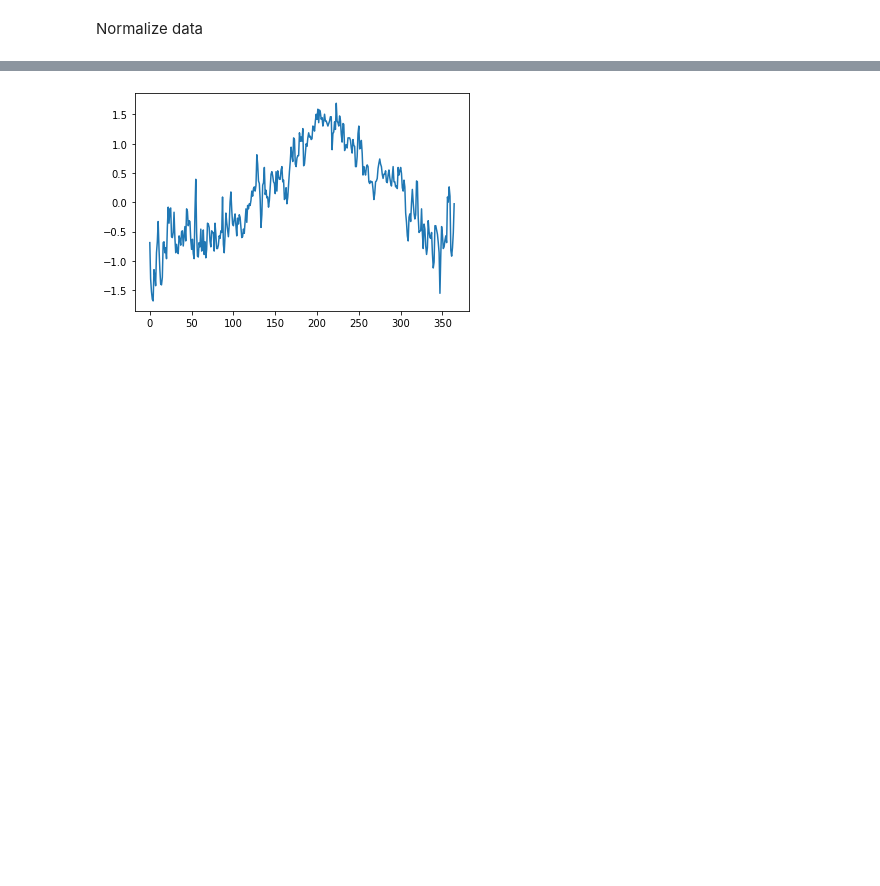
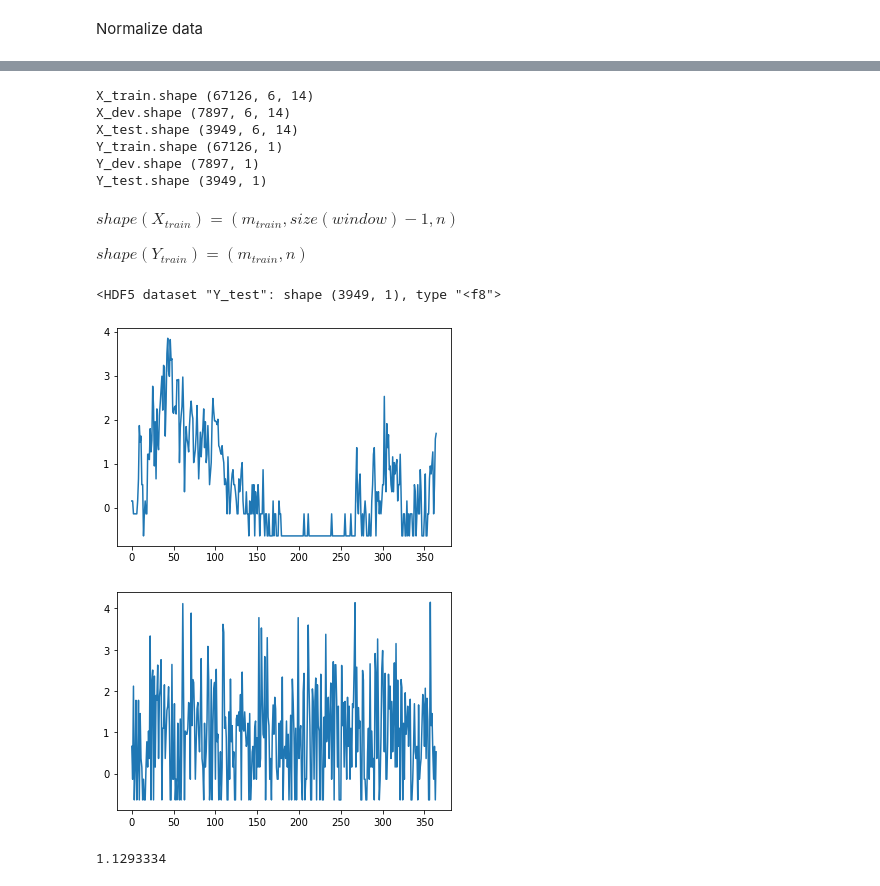
Before and after one commit to bolito2/pollen-forecast, a Jupyter notebook: process_data.ipynb, the cells around one changed output, grey strips where cells are left out. Drawn from its saved outputs; the diff is of its cells as text; code cells hidden in the pictures; blank space fills up the shorter version.

```diff
--- a/process_data.ipynb
+++ b/process_data.ipynb
@@ -186,0 +200,5 @@ def verify_integrity(pollen_data, weather_data):
+# %%
+pollen_data = get_pollen_data('barcelona')
+
+plt.plot(get_year_position(pollen_data)[:365])
+plt.show()
@@ -295,9 +319,9 @@ def batch_data(proc_data):
     XY_total = np.zeros((0, window_size, n))
 
     for i in range(m // batch_size):
-        sum_pollen = np.sum(proc_data[i*batch_size:(i + 1)*batch_size,0])
+        sum_pollen = np.sum(proc_data[i*batch_size:(i + 1)*batch_size, 2])
 
-        if sum_pollen > proc_data[:, 0].mean()*batch_size:
+        if sum_pollen > proc_data[:, 2].mean()*batch_size:
             if start_season == -1:
                 start_season = i
         else:
@@ -455,3 +473,59 @@ X_test.shape (3949, 6, 12)
+# %%
+def split_data(XY_total, train_rate, dev_rate):
+    np.random.shuffle(XY_total)
+
+    train_set = XY_total[:int(XY_total.shape[0]*train_rate), :, :]
+    dev_set = XY_total[int(XY_total.shape[0]*train_rate):int(XY_total.shape[0]*(train_rate + dev_rate)), :, :]
+    test_set = XY_total[int(XY_total.shape[0]*(train_rate + dev_rate)):, :, :]
+
+    X_train = train_set[:, :-1]
+    Y_train = train_set[:, -1, 2:3]
+
+    X_dev = dev_set[:, :-1]
+    Y_dev = dev_set[:, -1, 2:3]
+
+    X_test = test_set[:, :-1]
+    Y_test = test_set[:, -1, 2:3]
+
+    print('X_train.shape', X_train.shape)
+    print('X_dev.shape', X_dev.shape)
+    print('X_test.shape', X_test.shape)
+
+    print('Y_train.shape', Y_train.shape)
+    print('Y_dev.shape', Y_dev.shape)
+    print('Y_test.shape', Y_test.shape)
+
+    return X_train, Y_train, X_dev, Y_dev, X_test, Y_test
+# %%
+X_train, Y_train, X_dev, Y_dev, X_test, Y_test = split_data(XY_total, 0.85, 0.1)
+# %% [output]
+X_train.shape (67126, 6, 14)
+X_dev.shape (7897, 6, 14)
+X_test.shape (3949, 6, 14)
+Y_train.shape (67126, 1)
+Y_dev.shape (7897, 1)
+Y_test.shape (3949, 1)
+# %% [markdown]
+$shape(X_{train}) = (m_{train}, size(window) - 1, n)$
+
+$shape(Y_{train}) = (m_{train}, n)$
+# %%
+del proc_file['X_train']
+proc_file.create_dataset('X_train', data=X_train)
+del proc_file['Y_train']
+proc_file.create_dataset('Y_train', data=Y_train)
+
+del proc_file['X_dev']
+proc_file.create_dataset('X_dev', data=X_dev)
+del proc_file['Y_dev']
+proc_file.create_dataset('Y_dev', data=Y_dev)
+
+del proc_file['X_test']
+proc_file.create_dataset('X_test', data=X_test)
+del proc_file['Y_test']
+proc_file.create_dataset('Y_test', data=Y_test)
+# %% [output]
+<HDF5 dataset "Y_test": shape (3949, 1), type "<f8">
 # %%
 proc_file['X_train'][...] = X_train
 proc_file['Y_train'][...] = Y_train
@@ -462,7 +536,15 @@ proc_file['Y_dev'][...] = Y_dev
 proc_file['X_test'][...] = X_test
 proc_file['Y_test'][...] = Y_test
 # %%
-plt.plot(proc_data['barcelona'][:365, 4])
+plt.plot(proc_data['barcelona'][:365, 2])
 plt.show()
+
+plt.plot(Y_train[:365, 0])
+plt.show()
 # %% [output]
-[figure, old version]
+[figure, new version]
+[figure, added]
+# %%
+print(proc_data['barcelona'][:, 2].std())
+# %% [output]
+1.1293334
```
Also changed, not shown: parts of 17 cells of this notebook, 3 other files.
